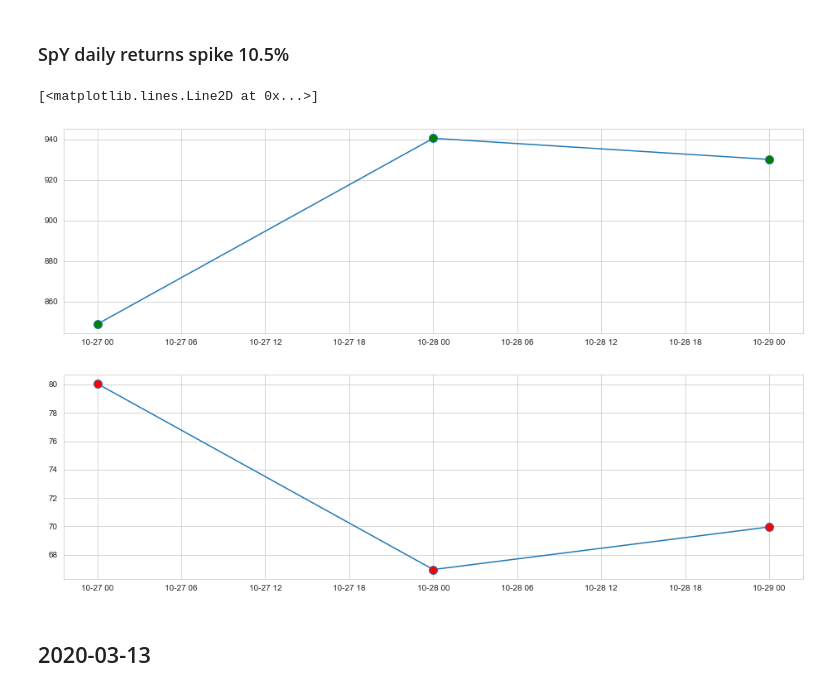
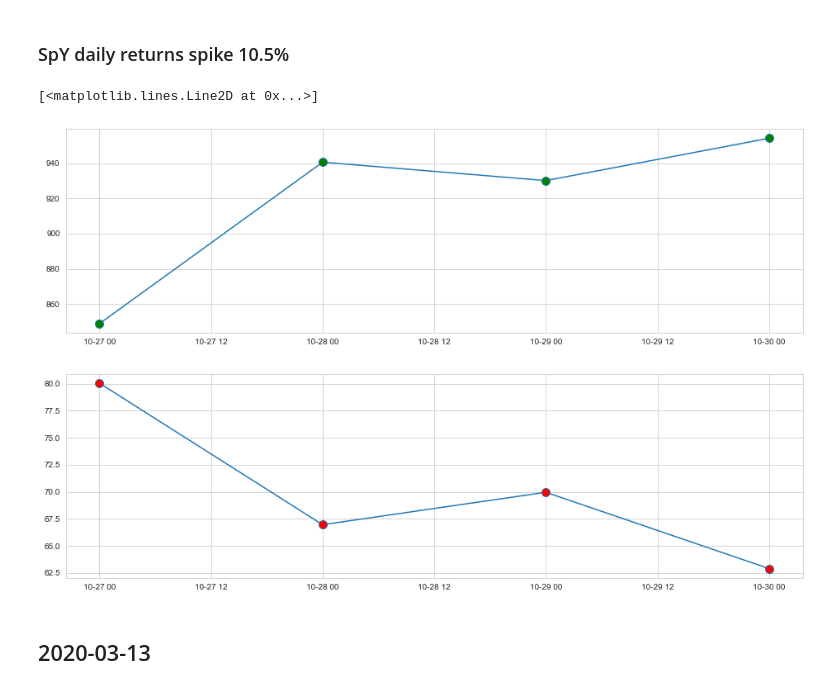
Before and after one commit to Berkat0789/Portfolio, a Jupyter notebook: Finance/Vix_Analysis/VIX vs SPY.ipynb, the cells around one changed output. Drawn from its saved outputs; the diff is of its cells as text; code cells hidden in the pictures.

```diff
--- a/Finance/Vix_Analysis/VIX vs SPY.ipynb
+++ b/Finance/Vix_Analysis/VIX vs SPY.ipynb
@@ -154,11 +154,11 @@ axes[1].plot(data.loc["2008-10-10":"2008-10-15"]["^VIX"], marker = "o", mfc = "r
 ### SpY daily returns spike 10.5%
 # %%
 fig, axes = plt.subplots(2,1, figsize = (16,10));
-axes[0].plot(data.loc["2008-10-25":"2008-10-29"]["^GSPC"], marker = "o", mfc = "g", ms = 10)
-axes[1].plot(data.loc["2008-10-25":"2008-10-29"]["^VIX"], marker = "o", mfc = "r", ms = 10)
+axes[0].plot(data.loc["2008-10-25":"2008-10-30"]["^GSPC"], marker = "o", mfc = "g", ms = 10)
+axes[1].plot(data.loc["2008-10-25":"2008-10-30"]["^VIX"], marker = "o", mfc = "r", ms = 10)
 # %% [output]
 [<matplotlib.lines.Line2D at 0x...>]
-[figure, old version]
+[figure, new version]
 # %% [markdown]
 ## 2020-03-13
 # %% [markdown]
```
Also changed, not shown: parts of 2 cells of this notebook, 2 other files.
